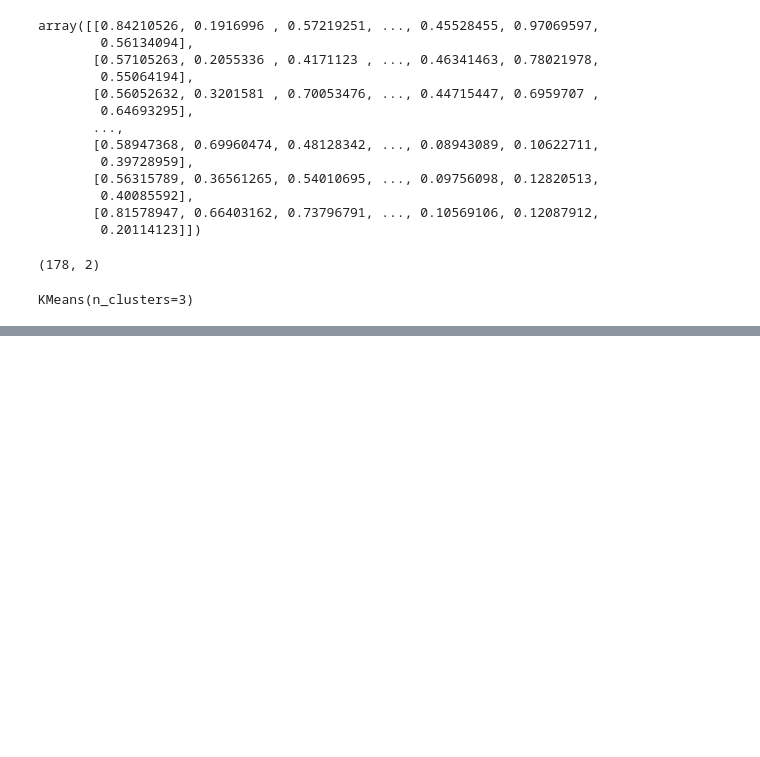
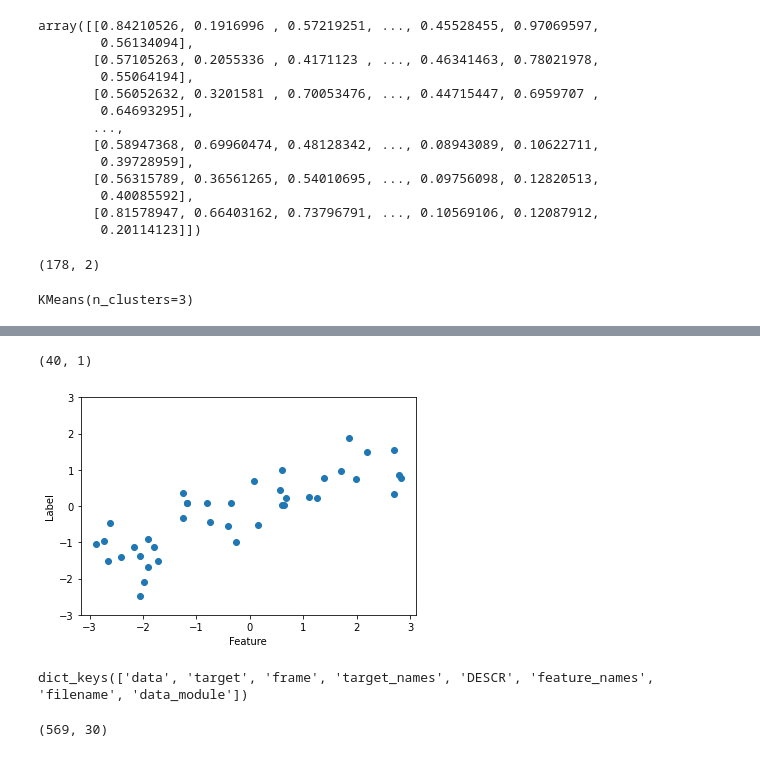
Before and after one commit to zakumann/googlecolab, a Jupyter notebook: preprocessor.ipynb, the cells around one changed output, grey strips where cells are left out. Cells and saved outputs as stored; diff of their text form; code cells hidden in the pictures; blank space fills up the shorter version.

```diff
--- a/preprocessor.ipynb
+++ b/preprocessor.ipynb
@@ -421,0 +463,22 @@ plt.scatter(data[:,0],data[:,1], c=cluster)
+# %%
+X, y = mglearn.datasets.make_wave(n_samples=40)
+
+plt.plot(X, y, 'o')
+plt.ylim(-3, 3)
+
+plt.xlabel('Feature')
+plt.ylabel('Label')
+print(X.shape)
+# %% [output]
+(40, 1)
+[figure, added]
+# %%
+from sklearn.datasets import load_breast_cancer
+cancer = load_breast_cancer()
+print(cancer.keys())
+# %% [output]
+dict_keys(['data', 'target', 'frame', 'target_names', 'DESCR', 'feature_names', 'filename', 'data_module'])
+# %%
+cancer.data.shape
+# %% [output]
+(569, 30)
```
Also changed, not shown: parts of 48 cells of this notebook.
